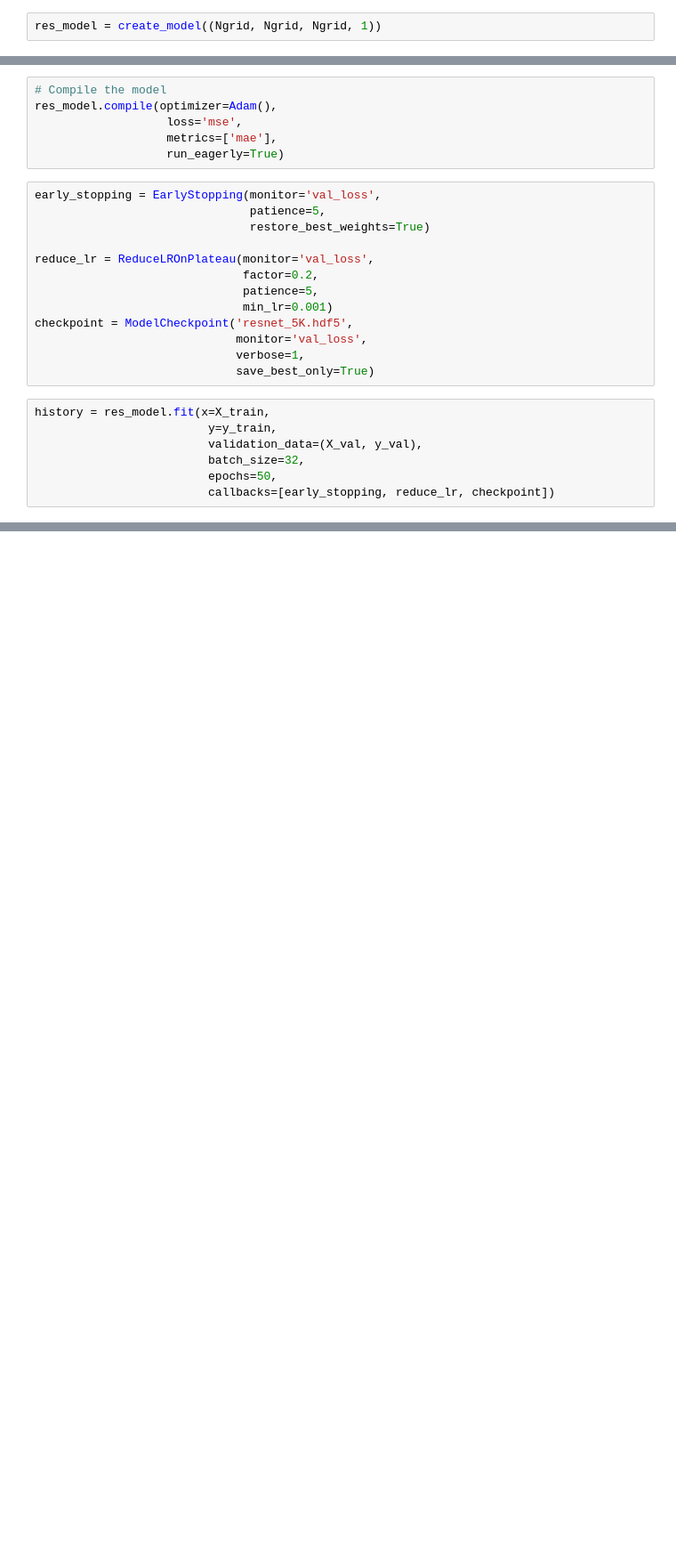
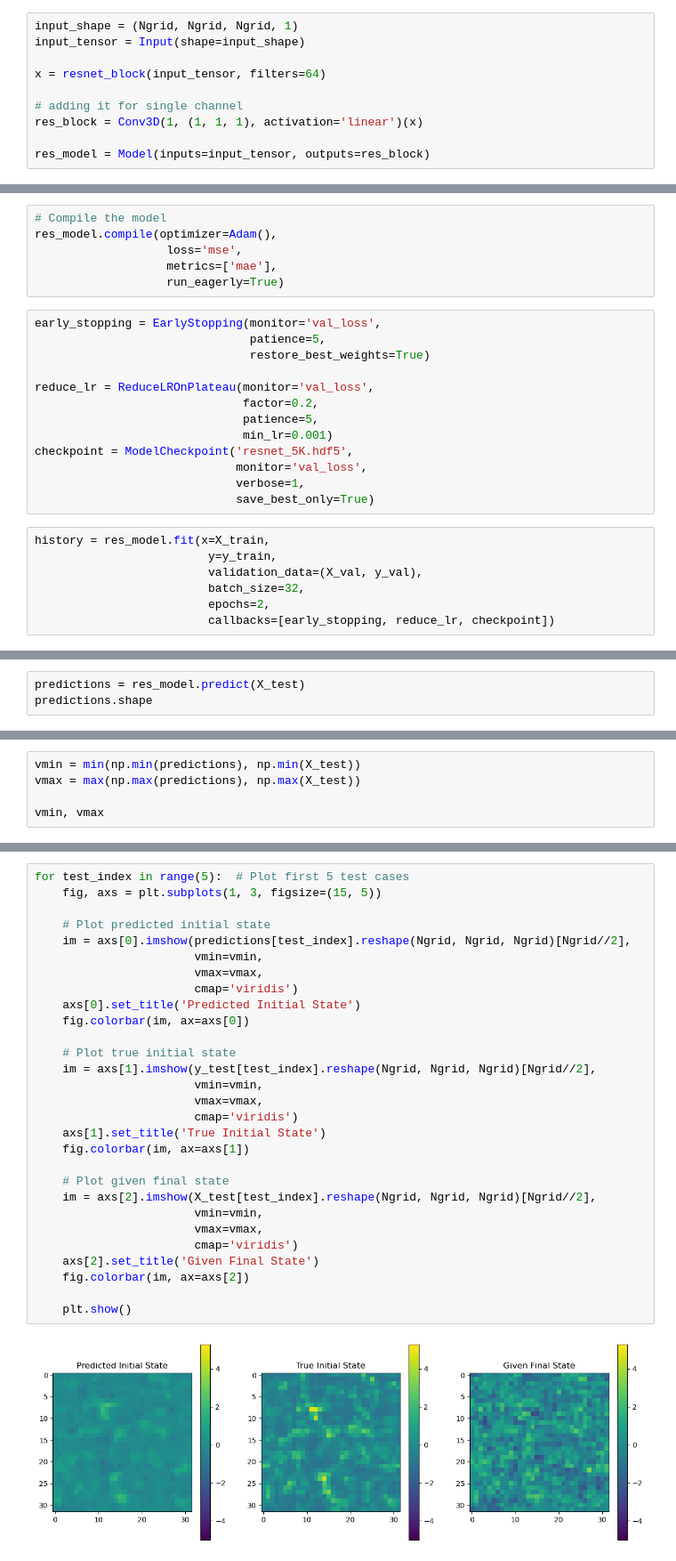
Before and after one commit to nikhilsingh13/initial-state-universe-prediction-box, a Jupyter notebook: resnet_experiment_3.ipynb, the cells around one changed output, grey strips where cells are left out. Shown: that part at 89% size. Cells and saved outputs as stored; diff of their text form; blank space fills up the shorter version.

Commit message:
Updated resnet3d code
Resnet3D code is finally working.

```diff
--- a/resnet_experiment_3.ipynb
+++ b/resnet_experiment_3.ipynb
@@ -138,4 +164,12 @@ X_train.shape, y_train.shape, X_val.shape, y_val.shape, X_test.shape, y_test.sha
 # Parameters
 Ngrid = 32  # grid size
 # %%
-res_model = create_model((Ngrid, Ngrid, Ngrid, 1))
+input_shape = (Ngrid, Ngrid, Ngrid, 1)
+input_tensor = Input(shape=input_shape)
+
+x = resnet_block(input_tensor, filters=64)
+
+# adding it for single channel
+res_block = Conv3D(1, (1, 1, 1), activation='linear')(x)
+
+res_model = Model(inputs=input_tensor, outputs=res_block)
@@ -165,6 +197,6 @@ history = res_model.fit(x=X_train,
                          y=y_train,
                          validation_data=(X_val, y_val),
                          batch_size=32,
-                         epochs=50,
+                         epochs=2,
                          callbacks=[early_stopping, reduce_lr, checkpoint])
 # %% [output]
@@ -175,0 +238,3 @@ res_model.summary()
+# %%
+predictions = res_model.predict(X_test)
+predictions.shape
@@ -175,0 +243,5 @@ res_model.summary()
+# %%
+vmin = min(np.min(predictions), np.min(X_test))
+vmax = max(np.max(predictions), np.max(X_test))
+
+vmin, vmax
@@ -175,0 +250,31 @@ res_model.summary()
+# %%
+for test_index in range(5):  # Plot first 5 test cases
+    fig, axs = plt.subplots(1, 3, figsize=(15, 5))
+
+    # Plot predicted initial state
+    im = axs[0].imshow(predictions[test_index].reshape(Ngrid, Ngrid, Ngrid)[Ngrid//2],
+                       vmin=vmin,
+                       vmax=vmax,
+                       cmap='viridis')
+    axs[0].set_title('Predicted Initial State')
+    fig.colorbar(im, ax=axs[0])
+
+    # Plot true initial state
+    im = axs[1].imshow(y_test[test_index].reshape(Ngrid, Ngrid, Ngrid)[Ngrid//2],
+                       vmin=vmin,
+                       vmax=vmax,
+                       cmap='viridis')
+    axs[1].set_title('True Initial State')
+    fig.colorbar(im, ax=axs[1])
+
+    # Plot given final state
+    im = axs[2].imshow(X_test[test_index].reshape(Ngrid, Ngrid, Ngrid)[Ngrid//2],
+                       vmin=vmin,
+                       vmax=vmax,
+                       cmap='viridis')
+    axs[2].set_title('Given Final State')
+    fig.colorbar(im, ax=axs[2])
+
+    plt.show()
+# %% [output]
+[figure, added]
```
Also changed, not shown: parts of 14 cells of this notebook.
